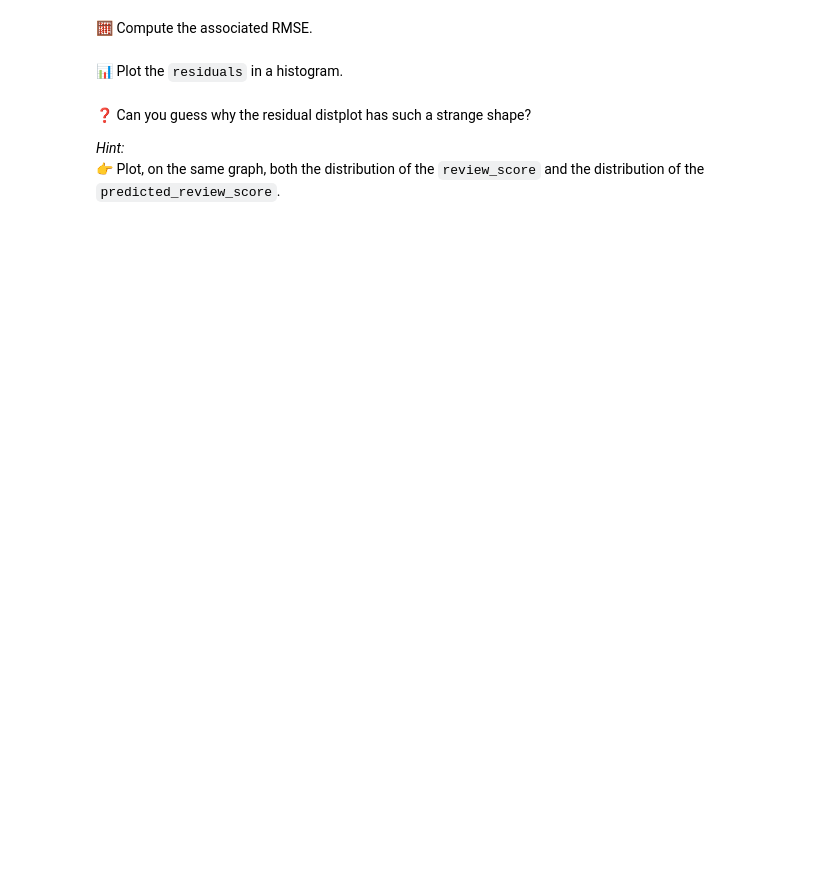
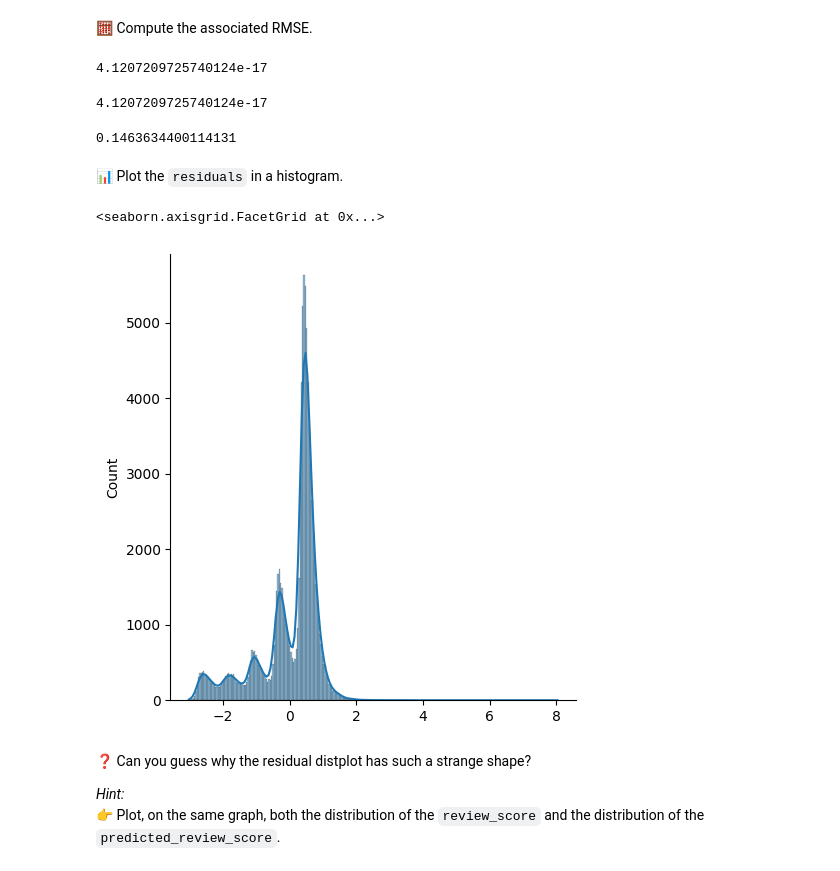
Before and after one commit to yasnoz/data-orders-regression, a Jupyter notebook: orders_regression.ipynb, the cells around one changed output. Saved outputs shown, nothing was run; the diff lists cells and outputs as text; code cells hidden in the pictures; blank space fills up the shorter version.

```diff
--- a/orders_regression.ipynb
+++ b/orders_regression.ipynb
@@ -154,0 +259,7 @@ You should see that the mean of the residuals is equal to 0 (always verified in
+# %%
+# YOUR CODE HERE
+predicted_review_score = model4.predict(standardized_orders[['wait_time', 'expected_wait_time', 'delay_vs_expected', 'freight_value', 'number_of_sellers', 'number_of_items']] )
+predicted_review_score
+
+residuals = standardized_orders["review_score"] - predicted_review_score
+residuals
@@ -159,7 +281,23 @@ You should see that the mean of the residuals is equal to 0 (always verified in
+# %%
+# YOUR CODE HERE
+residuals_option2 = model4.resid
+mean_residuals_option2 = residuals_option2.mean()
+display(residuals.mean())
+display(mean_residuals_option2)
+model4.rsquared
+# %% [output]
+4.1207209725740124e-17
+4.1207209725740124e-17
+0.1463634400114131
 # %% [markdown]
 📊 Plot the `residuals` in a histogram.
 # %%
 # YOUR CODE HERE
+residuals_hist = sns.displot(residuals, kde=True)
+residuals_hist
+# %% [output]
+<seaborn.axisgrid.FacetGrid at 0x...>
+[figure, added]
 # %% [markdown]
 ❓ Can you guess why the residual distplot has such a strange shape?
 
```
Also changed, not shown: parts of 25 cells of this notebook.
